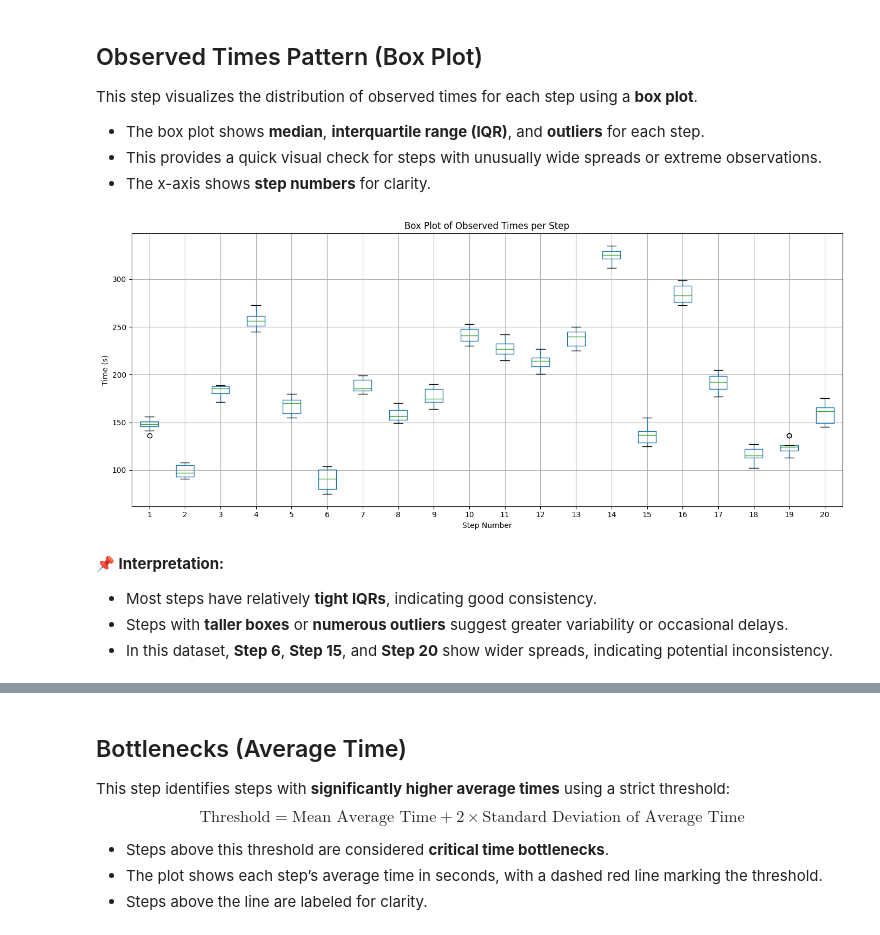
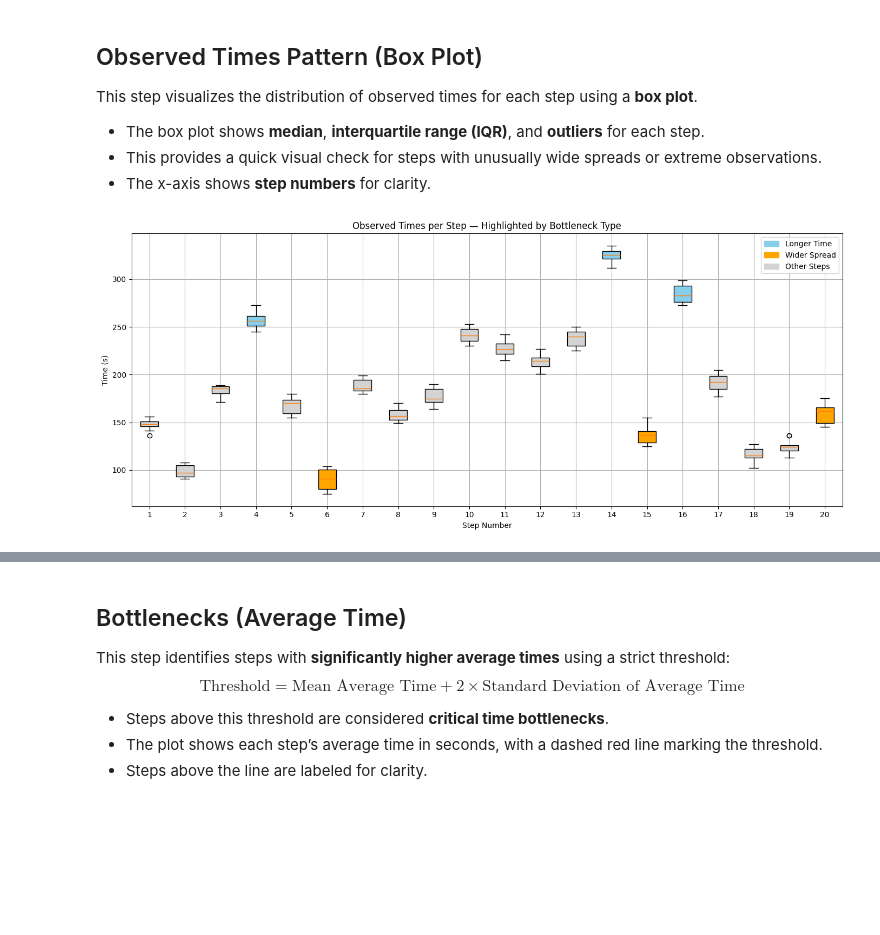
Before and after one commit to abdallahzzzzzzz/Siemens-Mobility-Operations-Industrial-Engineer-Simulation, a Jupyter notebook: Task_1/Time_Study_Analysis.ipynb, the cells around one changed output, grey strips where cells are left out. Cells and saved outputs as stored; diff of their text form; code cells hidden in the pictures; blank space fills up the shorter version.

```diff
--- a/Task_1/Time_Study_Analysis.ipynb
+++ b/Task_1/Time_Study_Analysis.ipynb
@@ -105,30 +105,54 @@ This step visualizes the distribution of observed times for each step using a **
 - The box plot shows **median**, **interquartile range (IQR)**, and **outliers** for each step.
 - This provides a quick visual check for steps with unusually wide spreads or extreme observations.
 - The x-axis shows **step numbers** for clarity.
-# %%
-# === Step 2: Observed Times Pattern (Box Plot) ===
-
-import matplotlib.pyplot as plt
-
-# Prepare data for box plot (only observed times, not averages)
-obs_cols_sec = [f"Time #{i} (s)" for i in range(1, 11)]
-box_data = df[obs_cols_sec].transpose()
-box_data.columns = df["Step Number"]
-
-# Create box plot
-plt.figure(figsize=(14, 6))
-box_data.boxplot()
-plt.title("Box Plot of Observed Times per Step")
-plt.xlabel("Step Number")
-plt.ylabel("Time (s)")
-plt.xticks(ticks=df["Step Number"])  # Ensure whole numbers on x-axis
-plt.grid(True)
-plt.tight_layout()
-plt.show()
-# %% [output]
-[figure, removed]
-# %% [markdown]
-**📌 Interpretation:**
-- Most steps have relatively **tight IQRs**, indicating good consistency.
-- Steps with **taller boxes** or **numerous outliers** suggest greater variability or occasional delays.
-- In this dataset, **Step 6**, **Step 15**, and **Step 20** show wider spreads, indicating potential inconsistency.
+# %%
+# === Step 2: Observed Times Pattern (Box Plot) ===
+
+import matplotlib.pyplot as plt
+
+obs_cols_sec = [f"Time #{i} (s)" for i in range(1, 11)]
+box_data = df[obs_cols_sec].transpose()
+box_data.columns = df["Step Number"]
+
+positions = list(range(1, len(box_data.columns) + 1))
+pos_by_step = dict(zip(box_data.columns.tolist(), positions))
+
+# Categories
+longer_time_steps = [4, 14, 16]
+wider_spread_steps = [6, 15, 20]
+
+plt.figure(figsize=(14, 6))
+bp = plt.boxplot(box_data.values, positions=positions, patch_artist=True)
+
+# Default color for non-highlighted steps
+for patch in bp['boxes']:
+    patch.set_facecolor('lightgray')
+
+# Highlight categories
+for step in longer_time_steps:
+    idx = pos_by_step[step] - 1
+    bp['boxes'][idx].set_facecolor('skyblue')
+
+for step in wider_spread_steps:
+    idx = pos_by_step[step] - 1
+    bp['boxes'][idx].set_facecolor('orange')
+
+plt.title("Observed Times per Step — Highlighted by Bottleneck Type")
+plt.xlabel("Step Number")
+plt.ylabel("Time (s)")
+plt.xticks(ticks=positions, labels=box_data.columns.tolist())
+plt.grid(True)
+
+# Add legend
+import matplotlib.patches as mpatches
+legend_items = [
+    mpatches.Patch(color='skyblue', label='Longer Time'),
+    mpatches.Patch(color='orange', label='Wider Spread'),
+    mpatches.Patch(color='lightgray', label='Other Steps')
+]
+plt.legend(handles=legend_items, loc='upper right')
+
+plt.tight_layout()
+plt.show()
+# %% [output]
+[figure, added]
```
Also changed, not shown: parts of 1 cell of this notebook, 3 other files.
